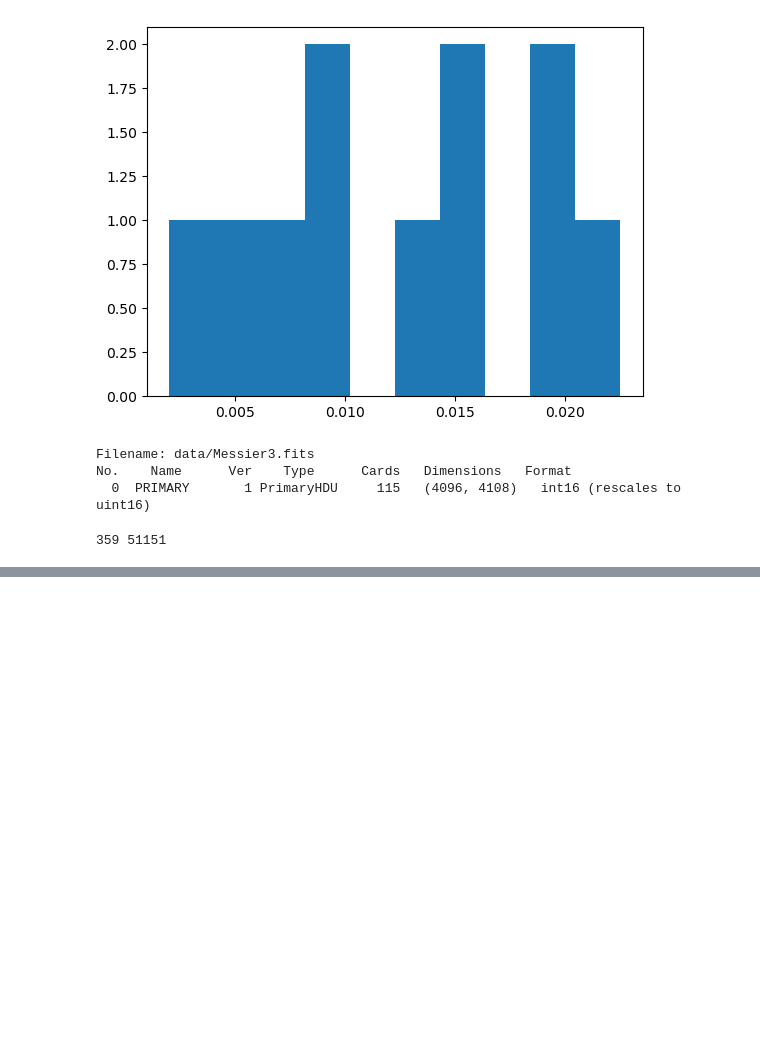
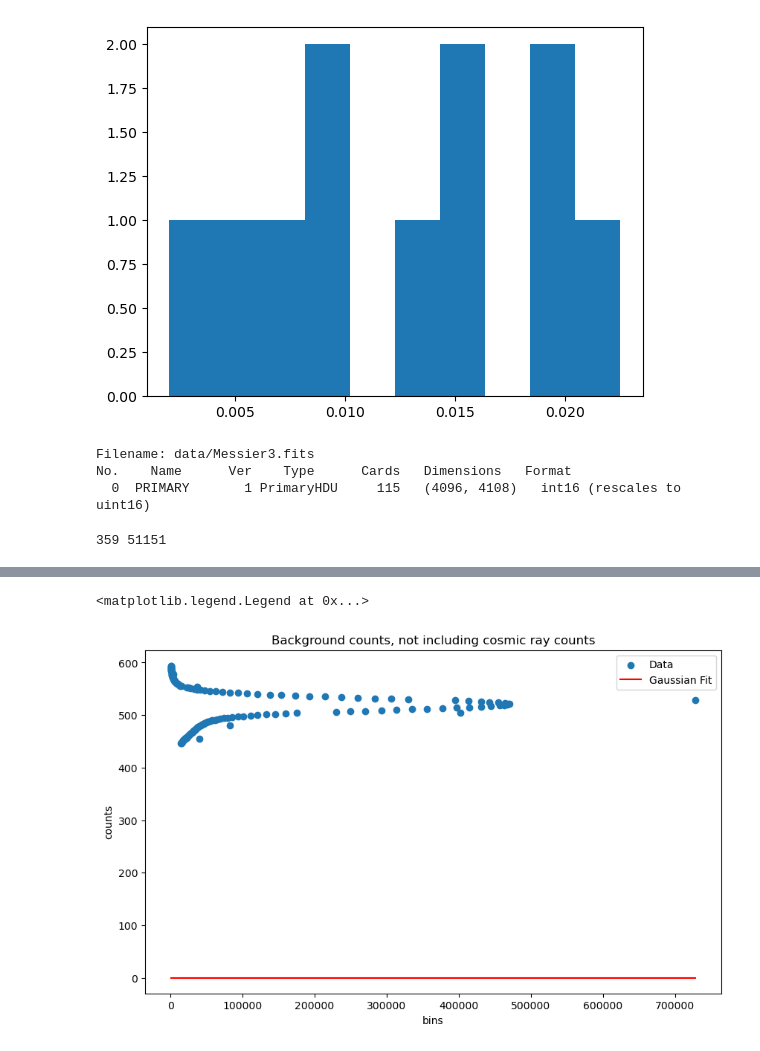
Before and after one commit to Aryan-raj448/data-driven, a Jupyter notebook: SciPy1.ipynb, the cells around one changed output, grey strips where cells are left out. Cells and saved outputs as stored; diff of their text form; code cells hidden in the pictures; blank space fills up the shorter version.

```diff
--- a/SciPy1.ipynb
+++ b/SciPy1.ipynb
@@ -230,0 +224,37 @@ print(z_score.shape, np.min(z_score), np.max(z_score))
+# %%
+
+def get_background_histogram(array, min_count, max_count):
+    """
+        array is the numpy array that contains the counts for each pixel
+        the bins for the histogram will be np.arange(min_count, max_count, 1)
+    """
+    flattened_array = array.flatten()
+    num_pixels, bin_edges = np.histogram(flattened_array, bins=np.arange(min_count, max_count, 1))
+    bins = 0.5*(bin_edges[1:] + bin_edges[:-1])
+    return bins, num_pixels
+# %%
+
+vmin = median - 5*std
+vmax = median + 5*std
+
+num_pixels, bin_edges = get_background_histogram(m3_data, vmin, vmax)
+mu = mean
+sigma = std
+xdata = bin_edges
+ydata = num_pixels
+# %%
+def gaussian(x, mu, sigma, a):
+    return a*np.exp(-1*((x-mu)**2)/(sigma**2))
+# %%
+p_opt, p_cov = cf(gaussian, xdata, ydata, (520, 40, 300)) #initial guesses for fitting parameters
+# %%
+plt.figure(figsize = (10,6))
+plt.title("Background counts, not including cosmic ray counts")
+plt.scatter(xdata, ydata, label = "Data")
+plt.plot(xdata, gaussian(xdata, *p_opt), color = "red", label = "Gaussian Fit")
+plt.xlabel("bins")
+plt.ylabel("counts")
+plt.legend()
+# %% [output]
+<matplotlib.legend.Legend at 0x...>
+[figure, added]
```
Also changed, not shown: parts of 3 cells of this notebook, 1 other file.
